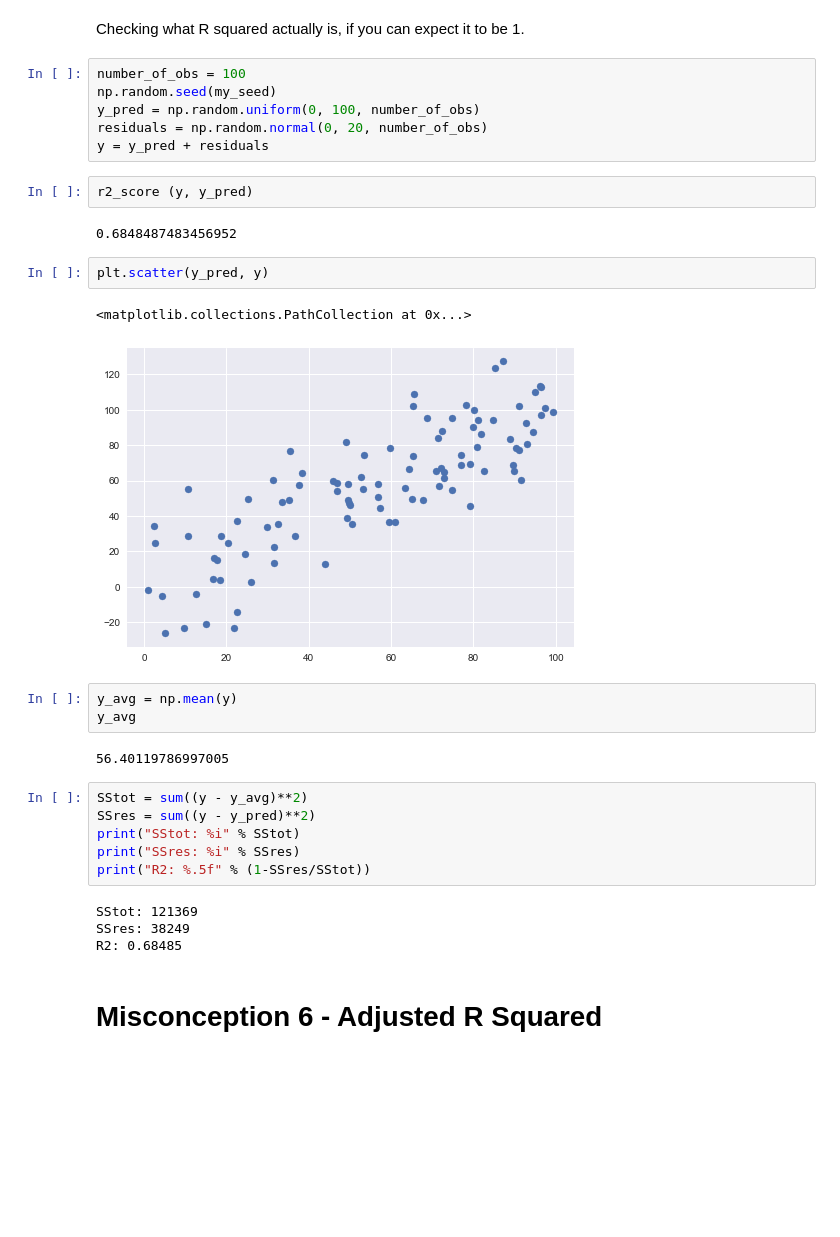
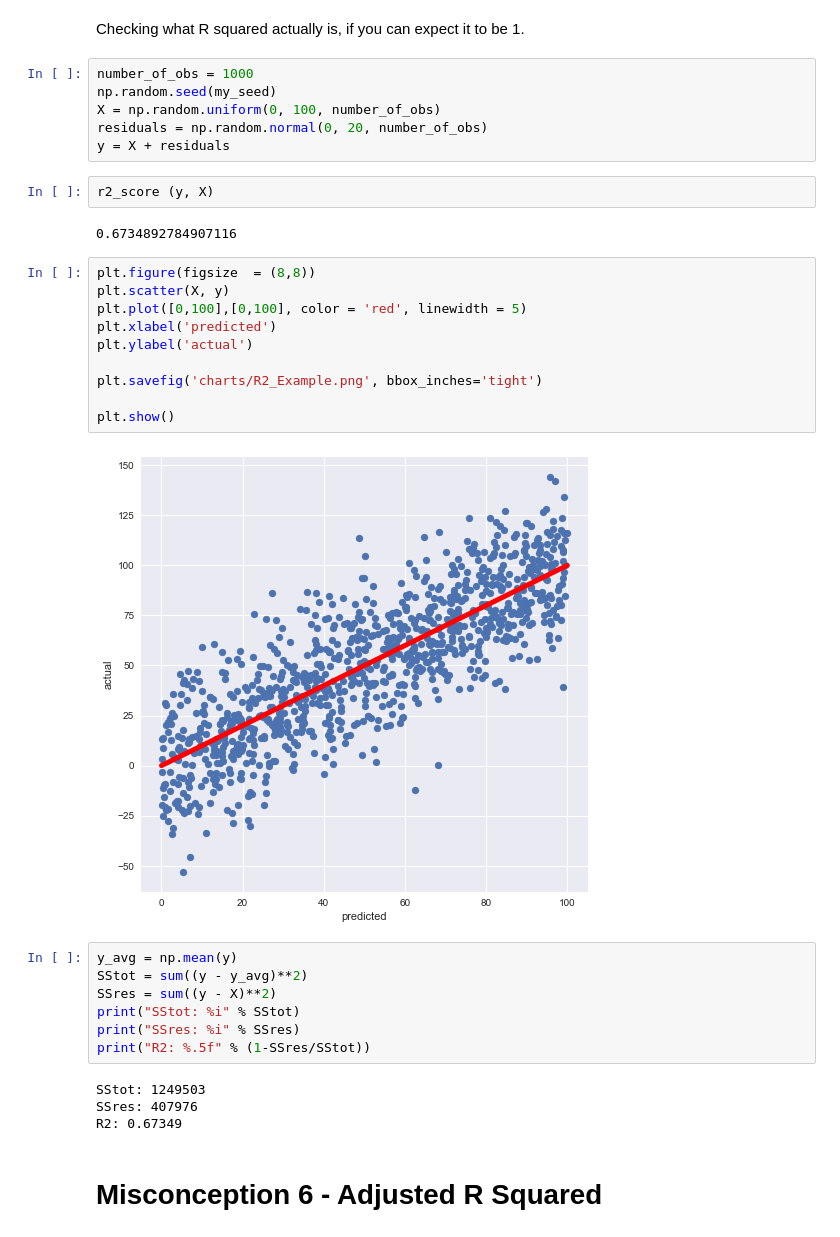
Before and after one commit to MatePocs/quick_projects, a Jupyter notebook: linear_regression_misconceptions.ipynb, the cells around one changed output. Drawn from its saved outputs; the diff is of its cells as text; blank space fills up the shorter version.

```diff
--- a/linear_regression_misconceptions.ipynb
+++ b/linear_regression_misconceptions.ipynb
@@ -156,34 +156,37 @@ LinAlgError: Singular matrix
 # %% [markdown]
 Checking what R squared actually is, if you can expect it to be 1.
 # %%
-number_of_obs = 100
+number_of_obs = 1000
 np.random.seed(my_seed)
-y_pred = np.random.uniform(0, 100, number_of_obs)
+X = np.random.uniform(0, 100, number_of_obs)
 residuals = np.random.normal(0, 20, number_of_obs)
-y = y_pred + residuals
+y = X + residuals
 # %%
-r2_score (y, y_pred)
+r2_score (y, X)
 # %% [output]
-0.6848487483456952
+0.6734892784907116
-# %%
-plt.scatter(y_pred, y)
-# %% [output]
-<matplotlib.collections.PathCollection at 0x...>
-[figure, removed]
-# %%
-y_avg = np.mean(y)
-y_avg
-# %% [output]
-56.40119786997005
+# %%
+plt.figure(figsize  = (8,8))
+plt.scatter(X, y)
+plt.plot([0,100],[0,100], color = 'red', linewidth = 5)
+plt.xlabel('predicted')
+plt.ylabel('actual')
+
+plt.savefig('charts/R2_Example.png', bbox_inches='tight')
+
+plt.show()
+# %% [output]
+[figure, added]
 # %%
+y_avg = np.mean(y)
 SStot = sum((y - y_avg)**2)
-SSres = sum((y - y_pred)**2)
+SSres = sum((y - X)**2)
 print("SStot: %i" % SStot)
 print("SSres: %i" % SSres)
 print("R2: %.5f" % (1-SSres/SStot))
 # %% [output]
-SStot: 121369
-SSres: 38249
-R2: 0.68485
+SStot: 1249503
+SSres: 407976
+R2: 0.67349
 # %% [markdown]
 # Misconception 6 - Adjusted R Squared
```
